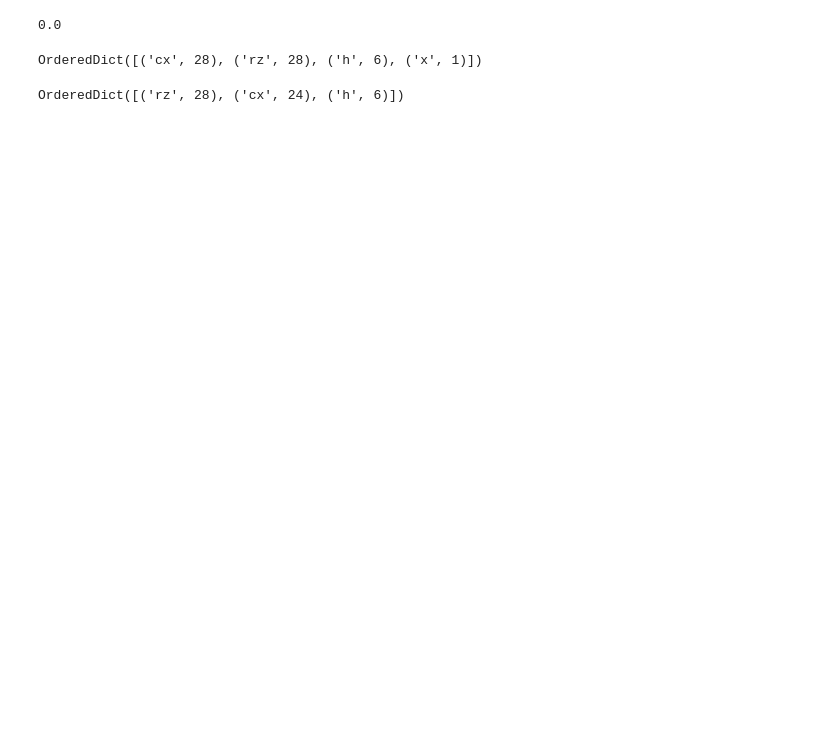
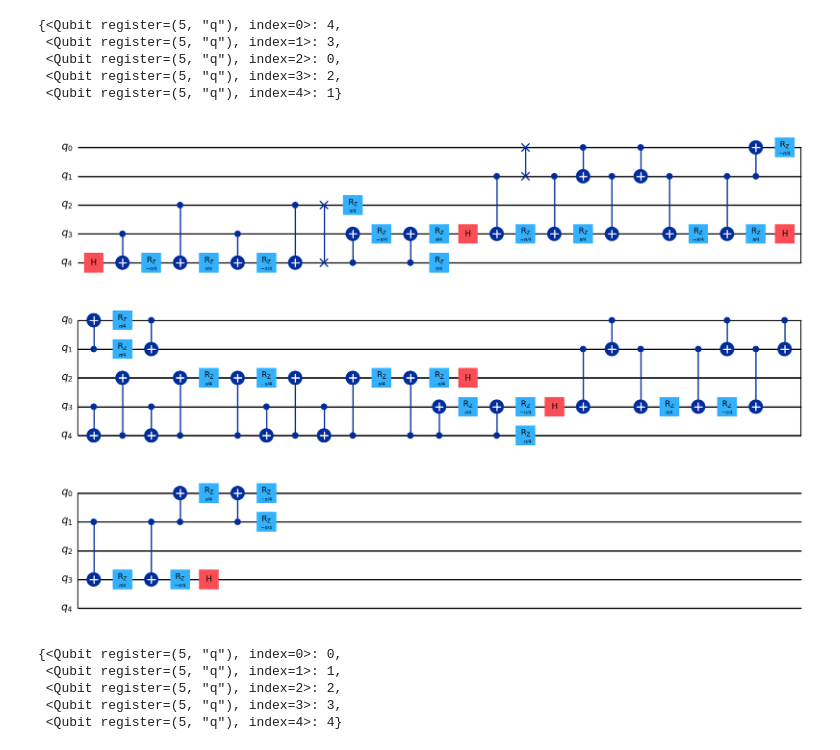
Before and after one commit to congfeng4/QuantumCompiler, a Jupyter notebook: verify_circuit.ipynb, the cells around one changed output. Drawn from its saved outputs; the diff is of its cells as text; code cells hidden in the pictures; blank space fills up the shorter version.

```diff
--- a/verify_circuit.ipynb
+++ b/verify_circuit.ipynb
@@ -27,0 +35,6 @@ initial_mapping = read_mapping('output/ours/mod_mult_55.qasm-star/initial_mappin
+# %%
+# qc_out = transpile(qc_in, coupling_map=cm, layout_method='trivial')
+from hamap.mapping import ha_mapping
+
+hardware = IBMQHardwareArchitecture('line', num_nodes=qc_in.num_qubits)
+edges = list(hardware.edges)
@@ -28,3 +45,6 @@ initial_mapping = read_mapping('output/ours/mod_mult_55.qasm-star/initial_mappin
+# %%
+init = get_initial_mapping(qc_in, hardware, InitialMappingStrategy.SABRE)
+qc_out, _ = ha_mapping(qc_in, hardware=hardware, initial_mapping=init)
 # %%
 qc_in.draw('mpl')
 # %% [output]
@@ -107,12 +52,12 @@ qc_in = QuantumCircuit.from_qasm_file('./data/nam_circs/mod5_4.qasm')
-# %%
-qc_in.global_phase
-# %% [output]
-0.0
-# %%
-qc_in.count_ops()
-# %% [output]
-OrderedDict([('cx', 28), ('rz', 28), ('h', 6), ('x', 1)])
-# %%
-qc_in2.count_ops()
-# %% [output]
-OrderedDict([('rz', 28), ('cx', 24), ('h', 6)])
+# %%
+init
+# %% [output]
+{<Qubit register=(5, "q"), index=0>: 4,
+ <Qubit register=(5, "q"), index=1>: 3,
+ <Qubit register=(5, "q"), index=2>: 0,
+ <Qubit register=(5, "q"), index=3>: 2,
+ <Qubit register=(5, "q"), index=4>: 1}
+# %%
+qc_out.draw('mpl')
+# %% [output]
+[figure, added]
@@ -118,0 +66,8 @@ OrderedDict([('rz', 28), ('cx', 24), ('h', 6)])
+# %%
+mapping
+# %% [output]
+{<Qubit register=(5, "q"), index=0>: 0,
+ <Qubit register=(5, "q"), index=1>: 1,
+ <Qubit register=(5, "q"), index=2>: 2,
+ <Qubit register=(5, "q"), index=3>: 3,
+ <Qubit register=(5, "q"), index=4>: 4}
```
Also changed, not shown: parts of 22 cells of this notebook, 7 other files.
